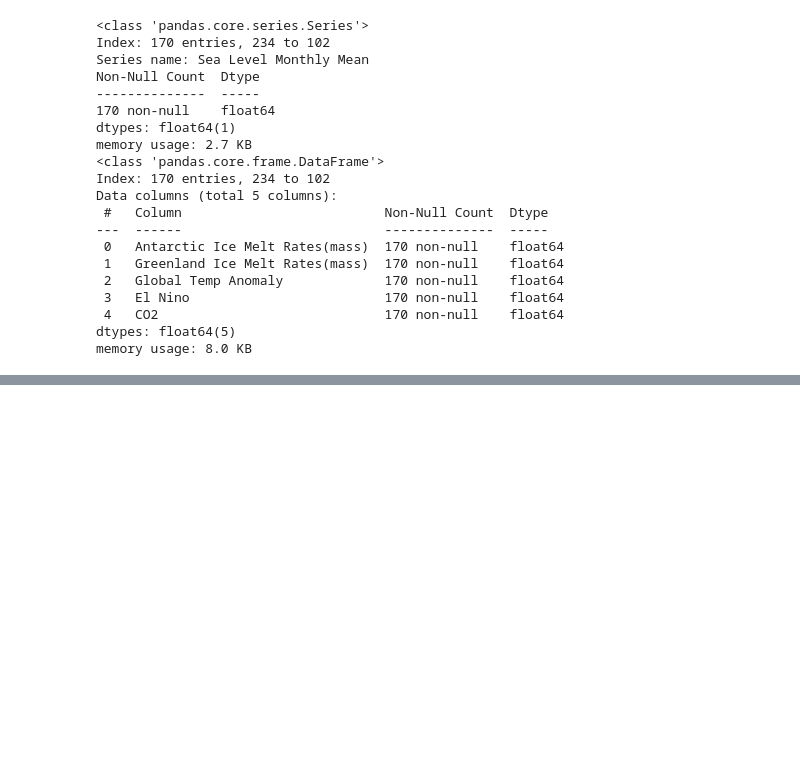
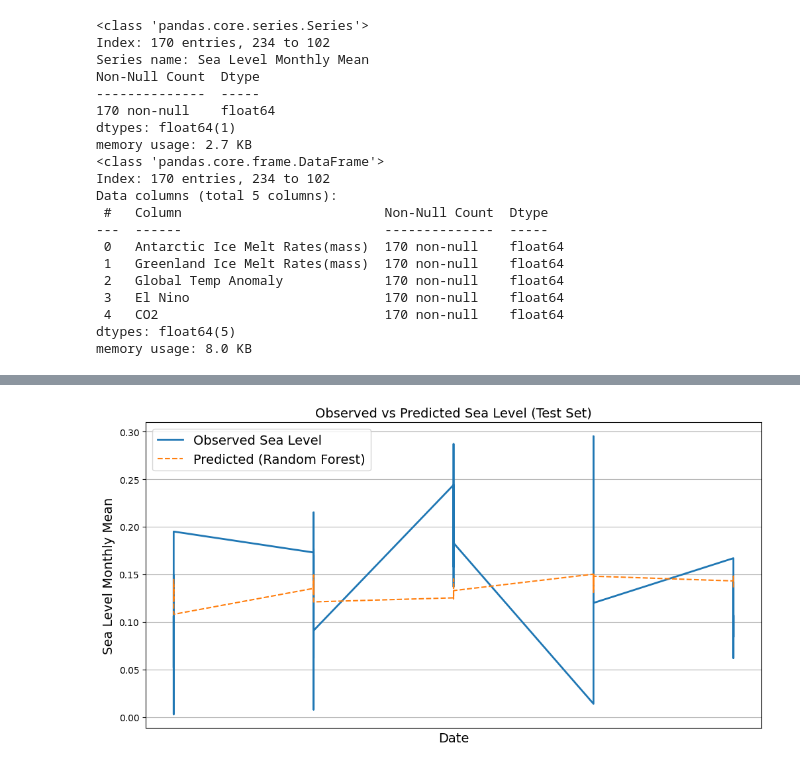
Before and after one commit to ellenyifang2011/sea_level, a Jupyter notebook: src/rf_hyperparameter.ipynb, the cells around one changed output, grey strips where cells are left out. Saved outputs shown, nothing was run; the diff lists cells and outputs as text; code cells hidden in the pictures; blank space fills up the shorter version.

```diff
--- a/src/rf_hyperparameter.ipynb
+++ b/src/rf_hyperparameter.ipynb
@@ -262,0 +412,21 @@ memory usage: 8.0 KB
+# %%
+import matplotlib.pyplot as plt
+
+# Make predictions
+y_test_pred = best_model.predict(X_test)
+
+# Plot
+plt.figure(figsize=(12,6))
+
+plt.plot(test_df["Date"], y_test, label="Observed Sea Level", linewidth=2)
+plt.plot(test_df["Date"], y_test_pred, label="Predicted (Random Forest)", linestyle="--")
+
+plt.xlabel("Date")
+plt.ylabel("Sea Level Monthly Mean")
+plt.title("Observed vs Predicted Sea Level (Test Set)")
+plt.legend()
+plt.grid(True)
+
+plt.show()
+# %% [output]
+[figure, added]
```
Also changed, not shown: parts of 13 cells of this notebook.
